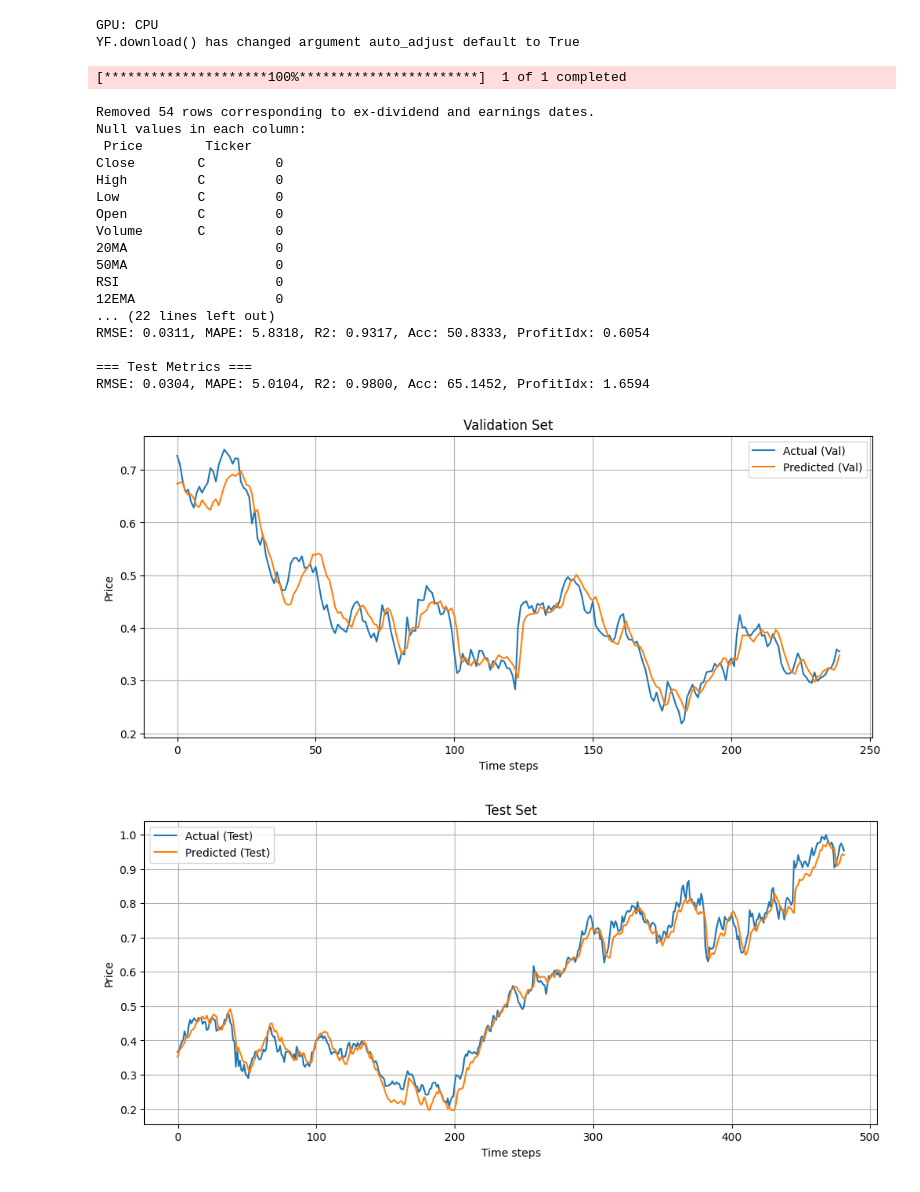
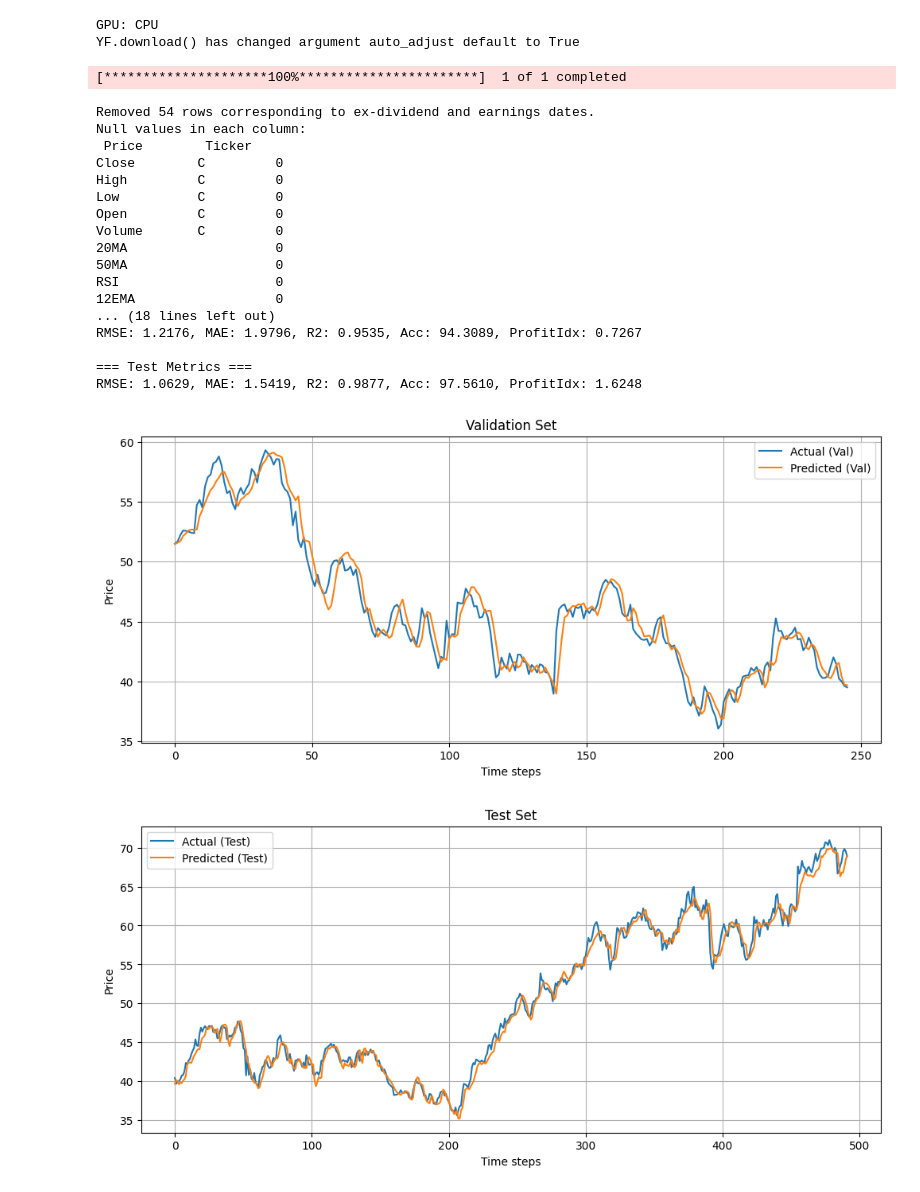
Before and after one commit to ScarletDawn03/FinalYearProject, a Jupyter notebook: TestResults/CNN/C_CNN.ipynb, the cells around one changed output. Drawn from its saved outputs; the diff is of its cells as text; code cells hidden in the pictures.

```diff
--- a/TestResults/CNN/C_CNN.ipynb
+++ b/TestResults/CNN/C_CNN.ipynb
@@ -10,9 +10,9 @@ from sklearn.preprocessing import MinMaxScaler
 import matplotlib.pyplot as plt
 
 if "__file__" in globals():
-    project_root = os.path.abspath(os.path.join(os.path.dirname(__file__), '..'))
+    project_root = os.path.abspath(os.path.join(os.path.dirname(__file__), '..', '..'))
 else:
-    project_root = os.path.abspath("..")
+    project_root = os.path.abspath(os.path.join("..", ".."))
 sys.path.append(project_root)
 
 from ReusableFunctions.DataPreprocessing import DataPreprocessing
@@ -136,18 +136,13 @@ def train_and_evaluate_model(model, train_loader, val_data, test_data, optimizer
     val_metrics   = compute_metrics(y_val_unscaled, val_preds_unscaled)
     test_metrics  = compute_metrics(y_test_unscaled, test_preds_unscaled)
 
-    print("y_train_unscaled range:", y_train_unscaled.min(), y_train_unscaled.max())
-    print("y_val_unscaled range:", y_val_unscaled.min(), y_val_unscaled.max())
-    print("y_test_unscaled range:", y_test_unscaled.min(), y_test_unscaled.max())
-
-
     # ---- Print
     print("\n=== Train Metrics ===")
-    print(f"RMSE: {train_metrics[0]:.4f}, MAPE: {train_metrics[1]:.4f}, R2: {train_metrics[2]:.4f}, Acc: {train_metrics[3]:.4f}, ProfitIdx: {train_metrics[4]:.4f}")
+    print(f"RMSE: {train_metrics[0]:.4f}, MAE: {train_metrics[1]:.4f}, R2: {train_metrics[2]:.4f}, Acc: {train_metrics[3]:.4f}, ProfitIdx: {train_metrics[4]:.4f}")
     print("\n=== Validation Metrics ===")
-    print(f"RMSE: {val_metrics[0]:.4f}, MAPE: {val_metrics[1]:.4f}, R2: {val_metrics[2]:.4f}, Acc: {val_metrics[3]:.4f}, ProfitIdx: {val_metrics[4]:.4f}")
+    print(f"RMSE: {val_metrics[0]:.4f}, MAE: {val_metrics[1]:.4f}, R2: {val_metrics[2]:.4f}, Acc: {val_metrics[3]:.4f}, ProfitIdx: {val_metrics[4]:.4f}")
     print("\n=== Test Metrics ===")
-    print(f"RMSE: {test_metrics[0]:.4f}, MAPE: {test_metrics[1]:.4f}, R2: {test_metrics[2]:.4f}, Acc: {test_metrics[3]:.4f}, ProfitIdx: {test_metrics[4]:.4f}")
+    print(f"RMSE: {test_metrics[0]:.4f}, MAE: {test_metrics[1]:.4f}, R2: {test_metrics[2]:.4f}, Acc: {test_metrics[3]:.4f}, ProfitIdx: {test_metrics[4]:.4f}")
 
     # ---- Plot
     plt.figure(figsize=(12,5))
@@ -173,20 +168,30 @@ def train_and_evaluate_model(model, train_loader, val_data, test_data, optimizer
 # -------------------
 if __name__ == '__main__':
     ticker = 'C'
-    window_size, forecast_window = 60, 1
-    fixed_indicators = ['20MA','RSI','MACD','Upper_BB','CCI','ATR']
+    window_size, forecast_window = 5, 1
+    fixed_indicators = ['20MA','50MA','Lower_BB','CCI','ATR','Williams_%R']
 
     data_processor = DataPreprocessing(ticker=ticker, start_date='2014-01-01', end_date='2024-12-31')
     df = data_processor.add_technical_indicators()
 
     selected_features = ['Close'] + fixed_indicators
+
+     # ---- 70:10:20 split (UNSCALED first) ----
+    X, y = data_processor.create_windowed_data(df[selected_features].values, window_size, forecast_window)
+    X_train, X_val, X_test, y_train, y_val, y_test = data_processor.split_dataset(X, y, train_size=0.7, val_size=0.1)
+
+    # ---- Scale using ONLY training data ----
     scaler = MinMaxScaler()
-    scaled_data = scaler.fit_transform(df[selected_features])
-    X, y = data_processor.create_windowed_data(scaled_data, window_size, forecast_window)
+    train_shape = X_train.shape
 
+    # Flatten to 2D for fitting scaler
+    X_train_flat = X_train.reshape(-1, train_shape[2])
+    scaler.fit(X_train_flat)
 
-    # ---- 70:10:20 split using DataPreprocessing ----
-    X_train, X_val, X_test, y_train, y_val, y_test = data_processor.split_dataset(X, y, train_size=0.7, val_size=0.1)
+    # Apply same scaler to all sets
+    X_train = scaler.transform(X_train_flat).reshape(train_shape)
+    X_val   = scaler.transform(X_val.reshape(-1, train_shape[2])).reshape(X_val.shape)
+    X_test  = scaler.transform(X_test.reshape(-1, train_shape[2])).reshape(X_test.shape)
 
 
     scaler_y = MinMaxScaler()
@@ -205,7 +210,7 @@ if __name__ == '__main__':
         input_shape=(X_train.shape[2], X_train.shape[1]),
         filters=64,
         kernel_size=3,
-        pooling_size=3,
+        pooling_size=2,
         dropout_rate=0.2,
         activation="leaky_relu"
     ).to(device)
@@ -217,35 +222,35 @@ if __name__ == '__main__':
     train_and_evaluate_model(
         model,
         train_loader,
         (X_val, y_val_scaled),
         (X_test, y_test_scaled),
         optimizer,
         criterion,
         scaler_y,
         forecast_window,
         epochs=150,
         patience=0.2
     )
 # %% [output]
 GPU: CPU
 YF.download() has changed argument auto_adjust default to True
 [*********************100%***********************]  1 of 1 completed
 Removed 54 rows corresponding to ex-dividend and earnings dates.
 Null values in each column:
  Price        Ticker
 Close        C         0
 High         C         0
 Low          C         0
 Open         C         0
 Volume       C         0
 20MA                   0
 50MA                   0
 RSI                    0
 12EMA                  0
-... (22 lines left out)
-RMSE: 0.0311, MAPE: 5.8318, R2: 0.9317, Acc: 50.8333, ProfitIdx: 0.6054
+... (18 lines left out)
+RMSE: 1.2176, MAE: 1.9796, R2: 0.9535, Acc: 94.3089, ProfitIdx: 0.7267
 
 === Test Metrics ===
-RMSE: 0.0304, MAPE: 5.0104, R2: 0.9800, Acc: 65.1452, ProfitIdx: 1.6594
+RMSE: 1.0629, MAE: 1.5419, R2: 0.9877, Acc: 97.5610, ProfitIdx: 1.6248
-[figure, old version]
+[figure, new version]
-[figure, old version]
+[figure, new version]
```
Also changed, not shown: 44 other files.
